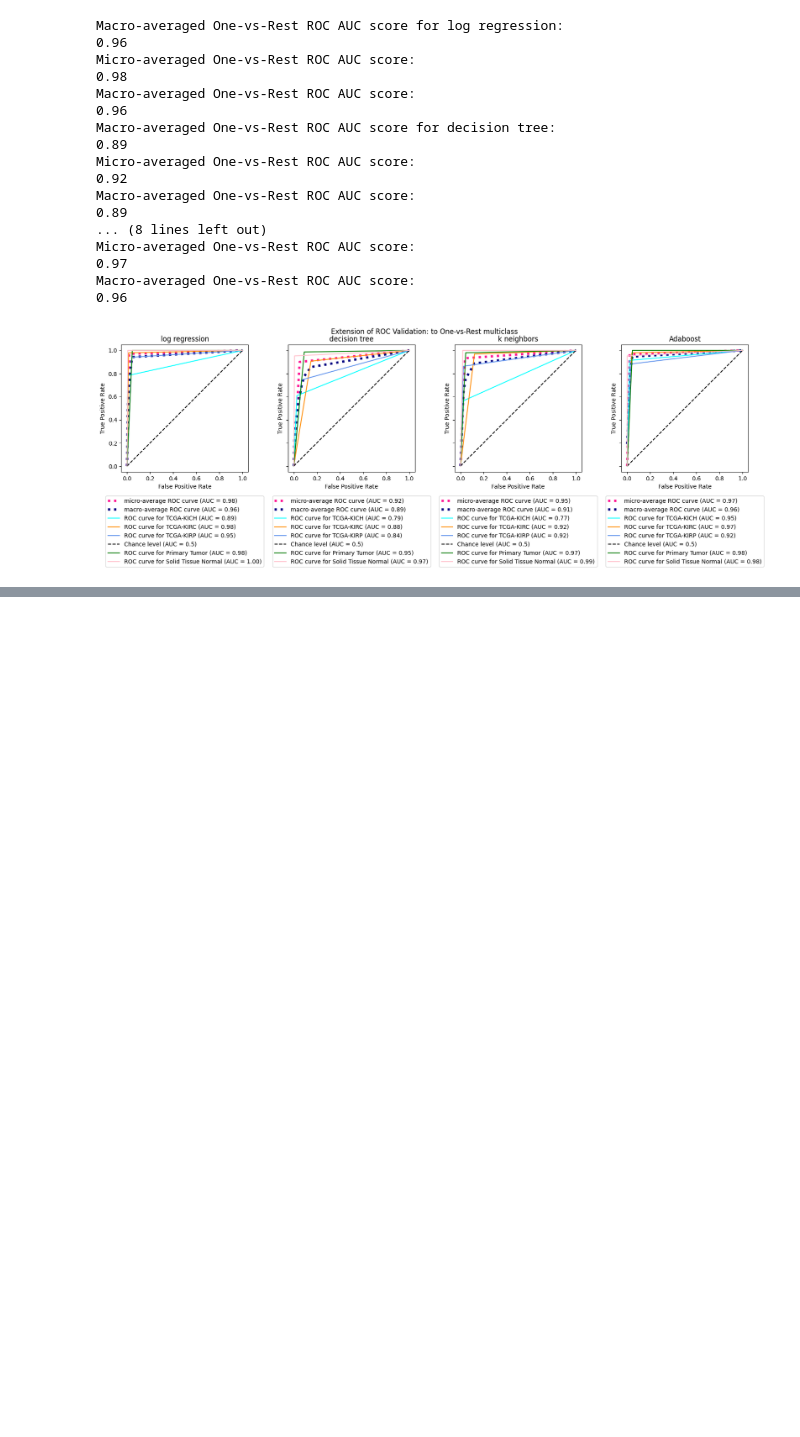
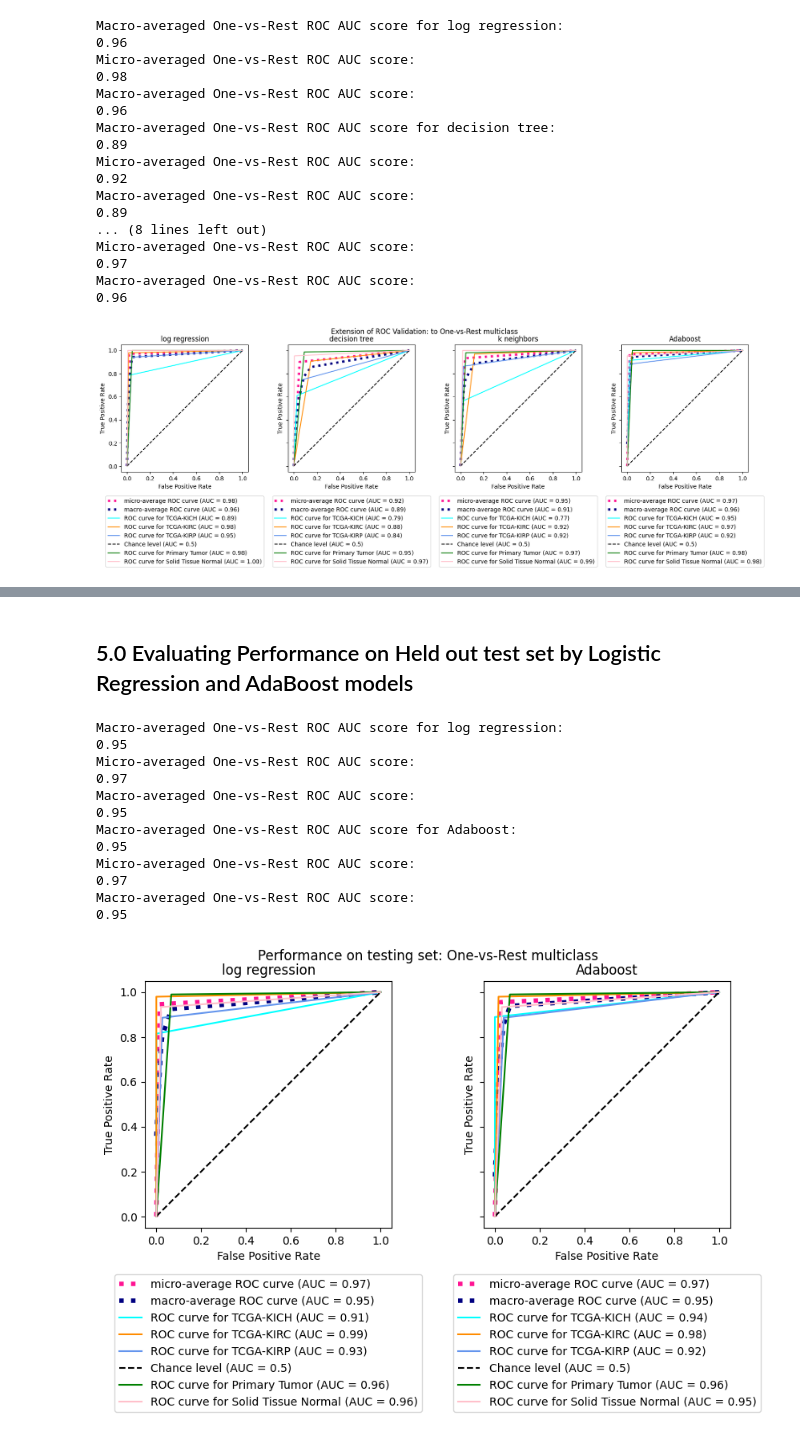
Before and after one commit to adhal007/OmixHub, a Jupyter notebook: TCGA_Supervised_Multilabel_Classification.ipynb, the cells around one changed output, grey strips where cells are left out. Drawn from its saved outputs; the diff is of its cells as text; code cells hidden in the pictures; blank space fills up the shorter version.

```diff
--- a/TCGA_Supervised_Multilabel_Classification.ipynb
+++ b/TCGA_Supervised_Multilabel_Classification.ipynb
@@ -682,3 +738,43 @@ Macro-averaged One-vs-Rest ROC AUC score:
+# %% [markdown]
+## 5.0 Evaluating Performance on Held out test set by Logistic Regression and AdaBoost models
+# %%
+best_model_classes_for_testing =[["log regression", clf_lg],
+    # ["decision tree", clf_dtc],
+    # ["random forest", clf_rf],
+    # ["k neighbors", clf_knn],
+    # ["naive bayes", clf_gnb],
+    # ["support vector machines", clf_svc],
+    ["Adaboost", clf_ada]]
+preds_y_testing = {}
+for model, clf_i in best_model_classes_for_testing:
+    preds_y = clf_i.predict(X_test)
+    preds_y_testing[model] = preds_y
+# %%
+fig, axes = plt.subplots(1, 2, sharex=True, sharey=True, figsize=(10,4))
+fig.suptitle('Performance on testing set: One-vs-Rest multiclass')
+i = 0
+for model, clf_i in best_model_classes_for_testing:
+    if i == 4:
+        break
+    else:
+        macro_roc_i = macro_roc_calc(y_test, preds_y_testing[model])
+        print(f"Macro-averaged One-vs-Rest ROC AUC score for {model}:\n{macro_roc_i:.2f}")
+        create_roc_micro_vs_macro_plot(y_test, preds_y_testing, model, ax=axes[i])
+    i += 1
+# %% [output]
+Macro-averaged One-vs-Rest ROC AUC score for log regression:
+0.95
+Micro-averaged One-vs-Rest ROC AUC score:
+0.97
+Macro-averaged One-vs-Rest ROC AUC score:
+0.95
+Macro-averaged One-vs-Rest ROC AUC score for Adaboost:
+0.95
+Micro-averaged One-vs-Rest ROC AUC score:
+0.97
+Macro-averaged One-vs-Rest ROC AUC score:
+0.95
+[figure, added]
 # %%
 # from sklearn.metrics import multilabel_confusion_matrix
 # def get_performance_metrics(Tp, FP, TN, FN):
```
Also changed, not shown: parts of 9 cells of this notebook, 34 other files.
